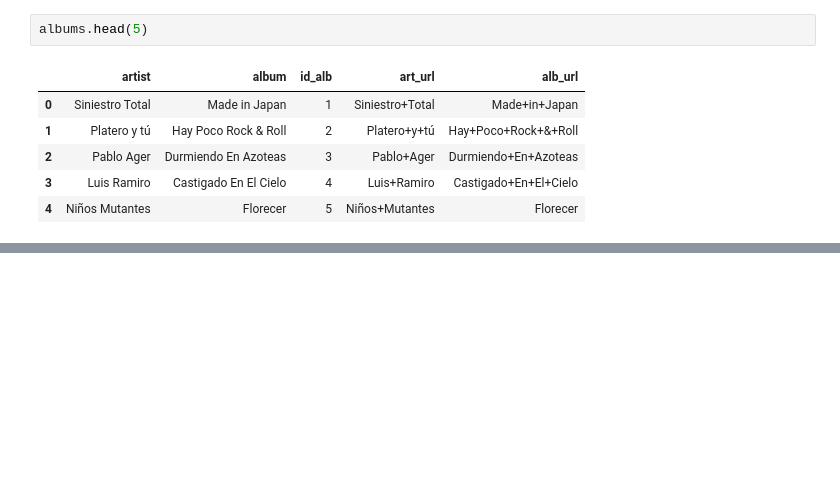
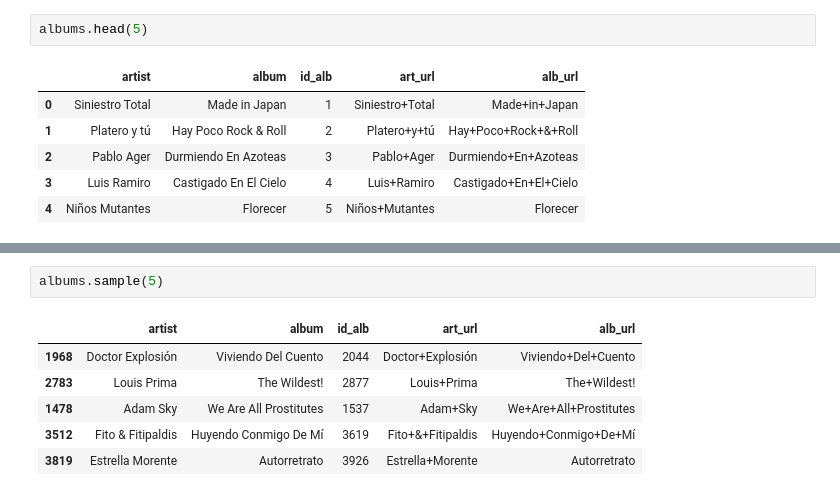
Before and after one commit to emarfer/musicable, a Jupyter notebook: 09_discogs_prueba.ipynb, the cells around one changed output, grey strips where cells are left out. Saved outputs shown, nothing was run; the diff lists cells and outputs as text; blank space fills up the shorter version.

```diff
--- a/09_discogs_prueba.ipynb
+++ b/09_discogs_prueba.ipynb
@@ -84,3 +91,12 @@ albums.shape[0]/60/60
+# %%
+albums.sample(5)
+# %% [output]
+|  | artist | album | id_alb | art_url | alb_url |
+| 1968 | Doctor Explosión | Viviendo Del Cuento | 2044 | Doctor+Explosión | Viviendo+Del+Cuento |
+| 2783 | Louis Prima | The Wildest! | 2877 | Louis+Prima | The+Wildest! |
+| 1478 | Adam Sky | We Are All Prostitutes | 1537 | Adam+Sky | We+Are+All+Prostitutes |
+| 3512 | Fito & Fitipaldis | Huyendo Conmigo De Mí | 3619 | Fito+&+Fitipaldis | Huyendo+Conmigo+De+Mí |
+| 3819 | Estrella Morente | Autorretrato | 3926 | Estrella+Morente | Autorretrato |
 # %%
 #probando = apd.generosdiscog(albumsprueba,albumsprueba.art_url,albumsprueba.alb_url,albumsprueba.id_alb)
 lista = []
```
Also changed, not shown: parts of 39 cells of this notebook, 3 other files.
